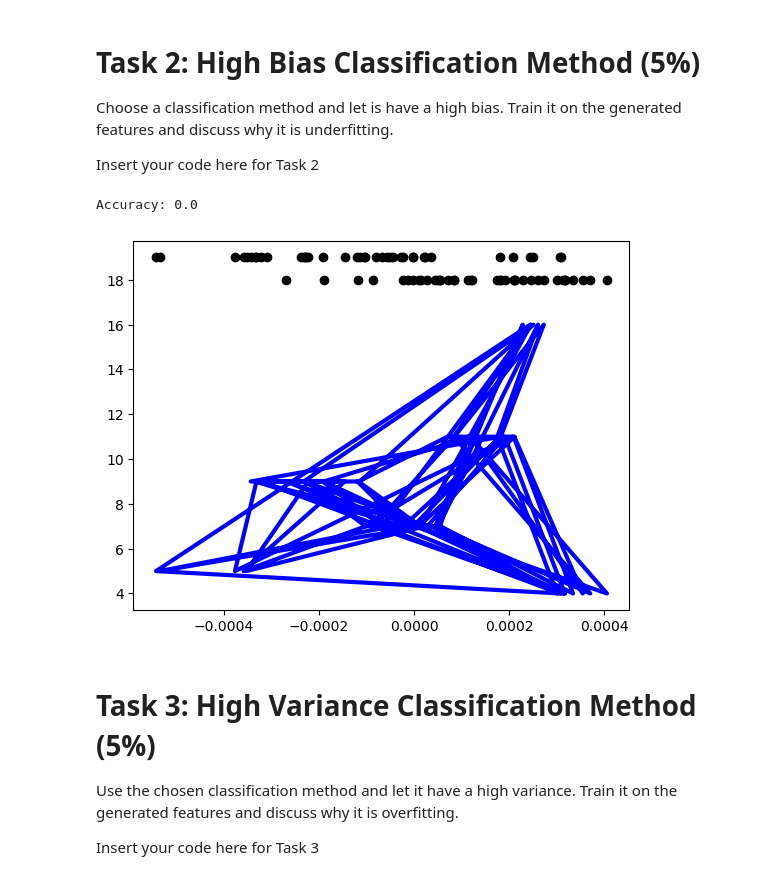
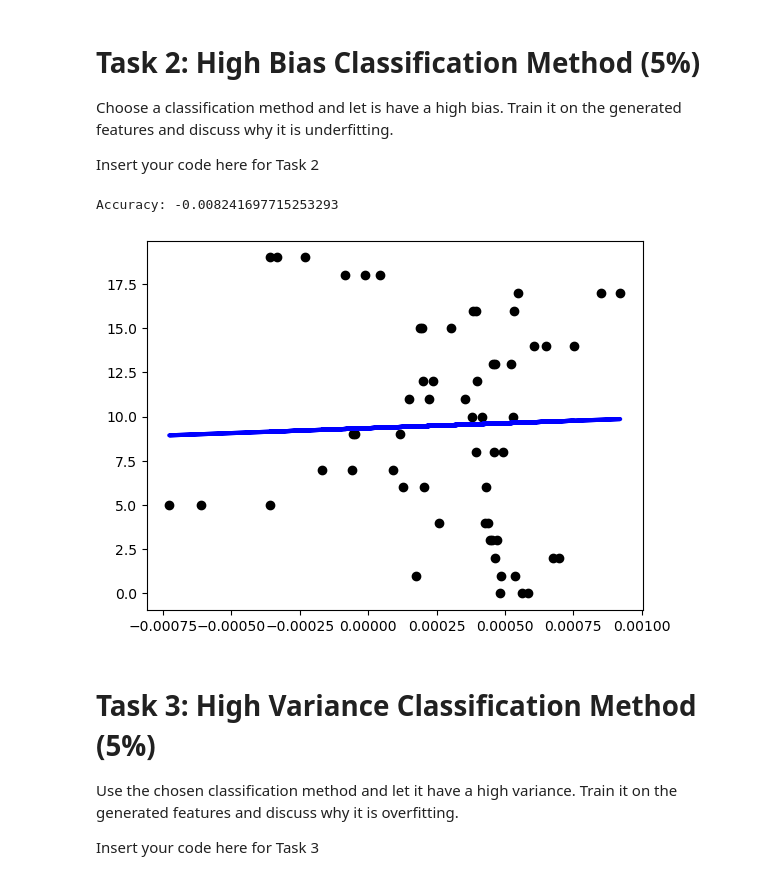
Before and after one commit to coopercole/syde522_assign1, a Jupyter notebook: Assignment1.ipynb, the cells around one changed output. Drawn from its saved outputs; the diff is of its cells as text; code cells hidden in the pictures.

```diff
--- a/Assignment1.ipynb
+++ b/Assignment1.ipynb
@@ -126,36 +126,36 @@ Train it on the generated features and discuss why it is underfitting.
 
 Insert your code here for Task 2
 # %%
-from sklearn.naive_bayes import GaussianNB
+from sklearn.linear_model import LinearRegression
 from sklearn.model_selection import train_test_split
 import matplotlib.pyplot as plt
 
 # Split the data into training and validation sets and only select first feature for high bias
 biased_X_train = train_feature_vectors[:, :1]
 y_train = train_labels
 biased_X_val = validate_feature_vectors[:, :1]
 y_val = validate_labels
 
 # Create a linear regression model with high bias
-clf = GaussianNB()
+clf = LinearRegression()
 
 # Train the model on the training data
 clf.fit(biased_X_train, y_train)
 
 # prediction for plotting
 pred_values = clf.predict(biased_X_val)
 
 # Evaluate the model on the validation data
 accuracy = clf.score(biased_X_val, y_val)
 print("Accuracy:", accuracy)
 
 plt.scatter(biased_X_val, y_val, color="black")
 plt.plot(biased_X_val, pred_values, color="blue", linewidth=3)
 
 plt.show()
 # %% [output]
-Accuracy: 0.0
+Accuracy: -0.008241697715253293
-[figure, old version]
+[figure, new version]
 # %% [markdown]
 # Task 3: High Variance Classification Method (5%)
 Use the chosen classification method and let it have a high variance.
```
Also changed, not shown: parts of 1 cell of this notebook.
